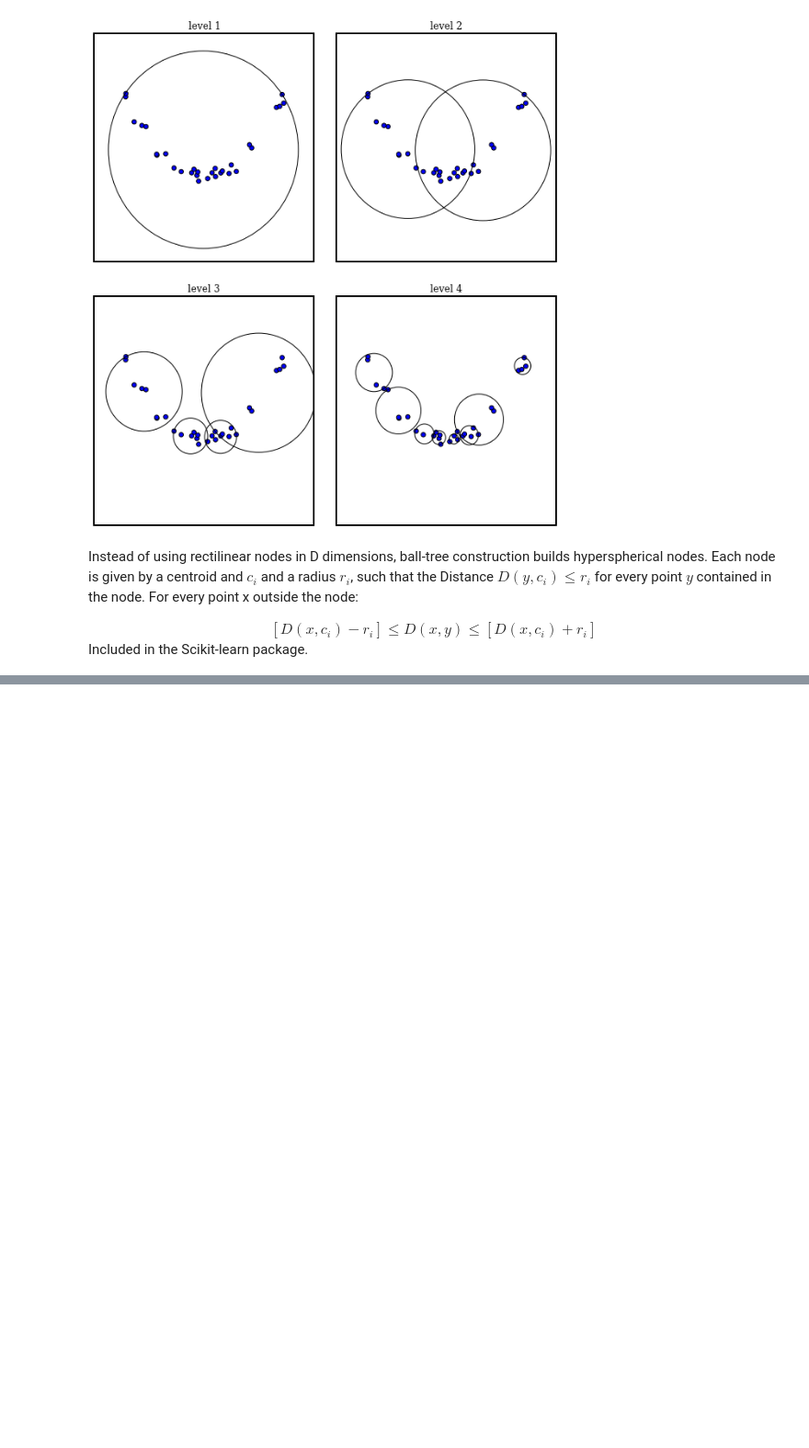
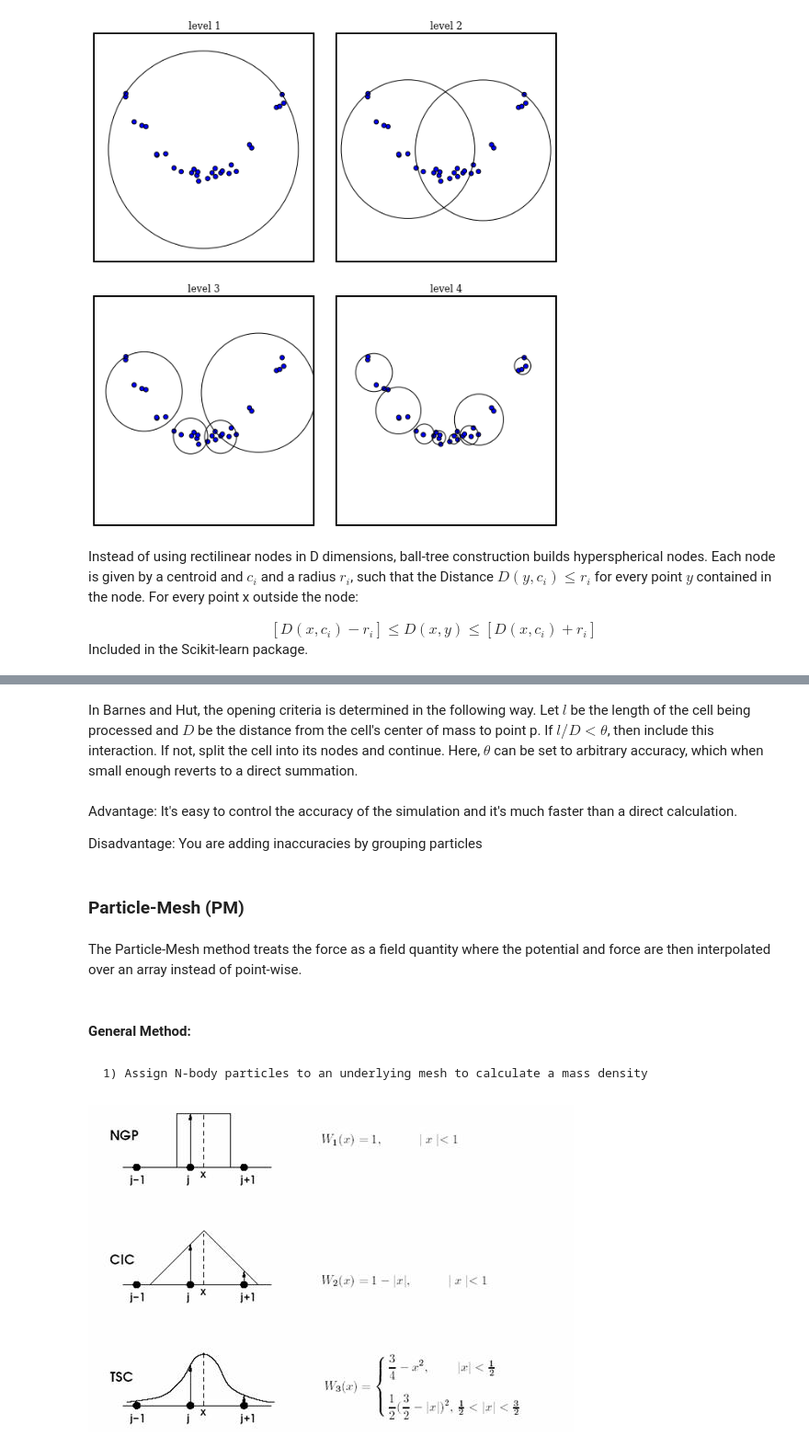
Before and after one commit to seclark/machine_learning, a Jupyter notebook: tree codes.ipynb, the cells around one changed output, grey strips where cells are left out. Shown at 92% size. Drawn from its saved outputs; the diff is of its cells as text; code cells hidden in the pictures; blank space fills up the shorter version.

```diff
--- a/tree codes.ipynb
+++ b/tree codes.ipynb
@@ -437,0 +471,18 @@ Included in the Scikit-learn package.
+# %% [markdown]
+In Barnes and Hut, the opening criteria is determined in the following way.  Let $l$ be the length of the cell being processed and $D$ be the distance from the cell's center of mass to point p. If $l/D < \theta$, then include this interaction. If not, split the cell into its nodes and continue.  Here, $\theta$ can be set to arbitrary accuracy, which when small enough reverts to a direct summation.
+# %% [markdown]
+Advantage:     It's easy to control the accuracy of the simulation and it's much faster than a direct calculation.
+
+Disadvantage:  You are adding inaccuracies by grouping particles
+# %% [markdown]
+### Particle-Mesh (PM)
+# %% [markdown]
+The Particle-Mesh method treats the force as a field quantity where the potential and force are then interpolated over an array instead of point-wise.
+# %% [markdown]
+#### General Method:
+# %% [markdown]
+    1) Assign N-body particles to an underlying mesh to calculate a mass density
+# %%
+Image(filename='pm_smoothing.png')
+# %% [output]
+[figure, added]
```
Also changed, not shown: parts of 24 cells of this notebook, 4 other files.
